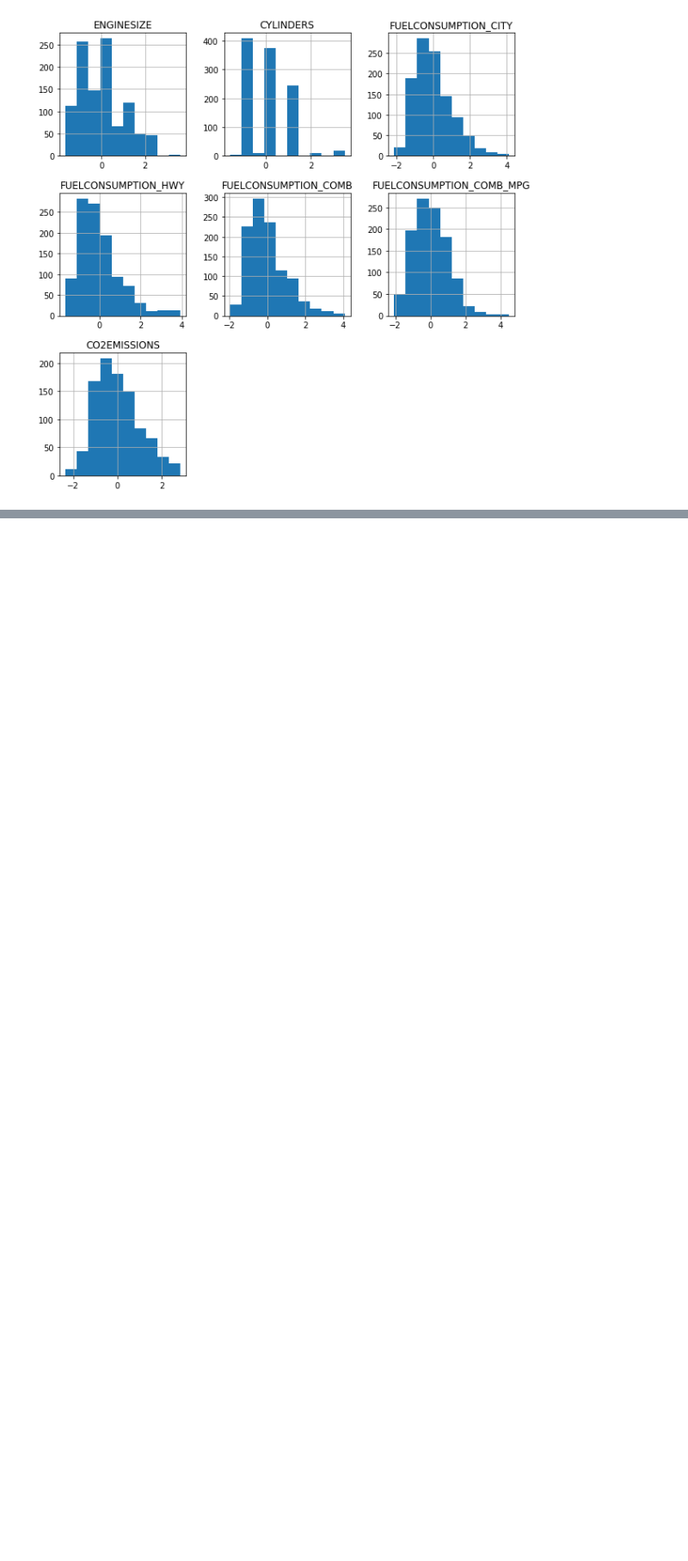
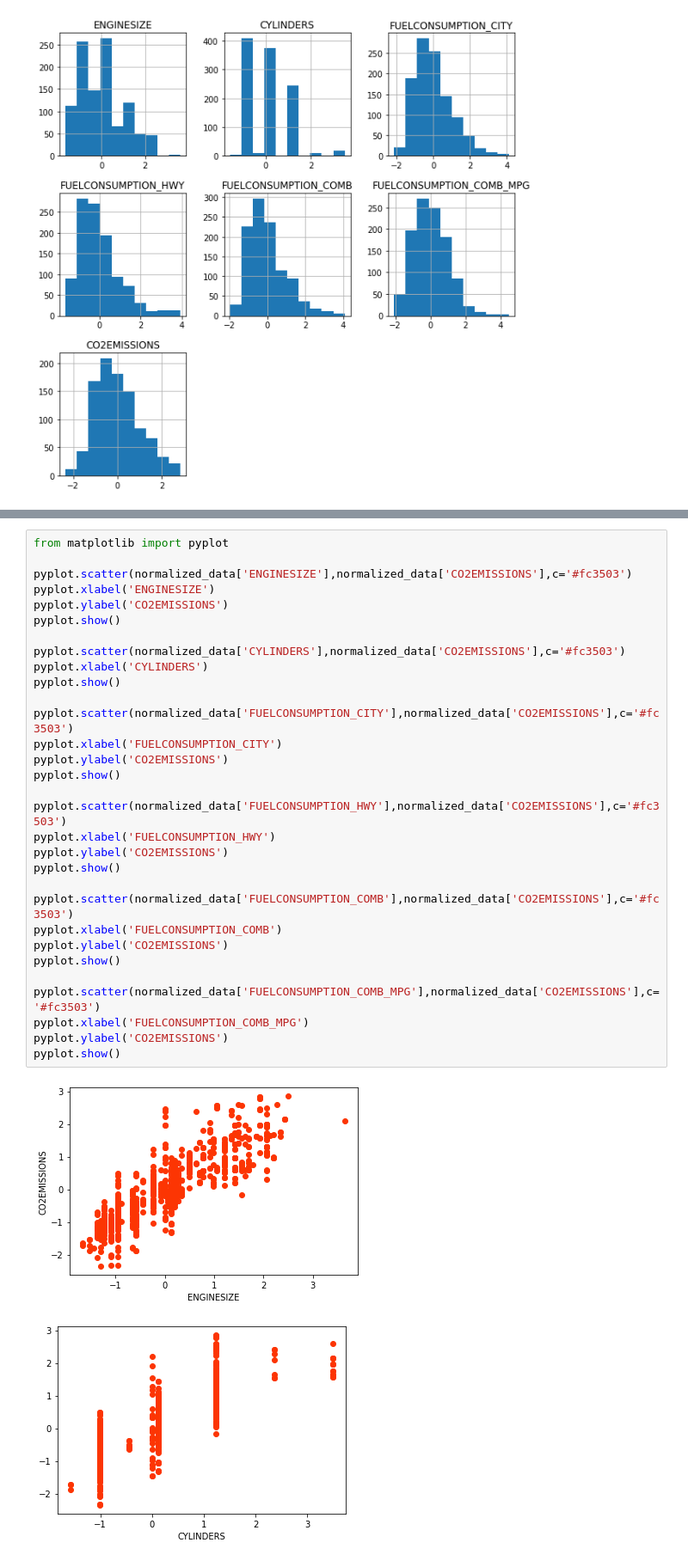
Before and after one commit to SM2A/Artificial_Intelligence_Course_Projects, a Jupyter notebook: CA0/Report.ipynb, the cells around one changed output, grey strips where cells are left out. Shown: that part at 86% size. Saved outputs shown, nothing was run; the diff lists cells and outputs as text; blank space fills up the shorter version.

```diff
--- a/CA0/Report.ipynb
+++ b/CA0/Report.ipynb
@@ -206,0 +211,34 @@ array([[<AxesSubplot:title={'center':'ENGINESIZE'}>,
+# %%
+from matplotlib import pyplot
+
+pyplot.scatter(normalized_data['ENGINESIZE'],normalized_data['CO2EMISSIONS'],c='#fc3503')
+pyplot.xlabel('ENGINESIZE')
+pyplot.ylabel('CO2EMISSIONS')
+pyplot.show()
+
+pyplot.scatter(normalized_data['CYLINDERS'],normalized_data['CO2EMISSIONS'],c='#fc3503')
+pyplot.xlabel('CYLINDERS')
+pyplot.show()
+
+pyplot.scatter(normalized_data['FUELCONSUMPTION_CITY'],normalized_data['CO2EMISSIONS'],c='#fc3503')
+pyplot.xlabel('FUELCONSUMPTION_CITY')
+pyplot.ylabel('CO2EMISSIONS')
+pyplot.show()
+
+pyplot.scatter(normalized_data['FUELCONSUMPTION_HWY'],normalized_data['CO2EMISSIONS'],c='#fc3503')
+pyplot.xlabel('FUELCONSUMPTION_HWY')
+pyplot.ylabel('CO2EMISSIONS')
+pyplot.show()
+
+pyplot.scatter(normalized_data['FUELCONSUMPTION_COMB'],normalized_data['CO2EMISSIONS'],c='#fc3503')
+pyplot.xlabel('FUELCONSUMPTION_COMB')
+pyplot.ylabel('CO2EMISSIONS')
+pyplot.show()
+
+pyplot.scatter(normalized_data['FUELCONSUMPTION_COMB_MPG'],normalized_data['CO2EMISSIONS'],c='#fc3503')
+pyplot.xlabel('FUELCONSUMPTION_COMB_MPG')
+pyplot.ylabel('CO2EMISSIONS')
+pyplot.show()
+# %% [output]
+[figure, added]
+[figure, added]
```
Also changed, not shown: parts of 6 cells of this notebook, 1 other file.
